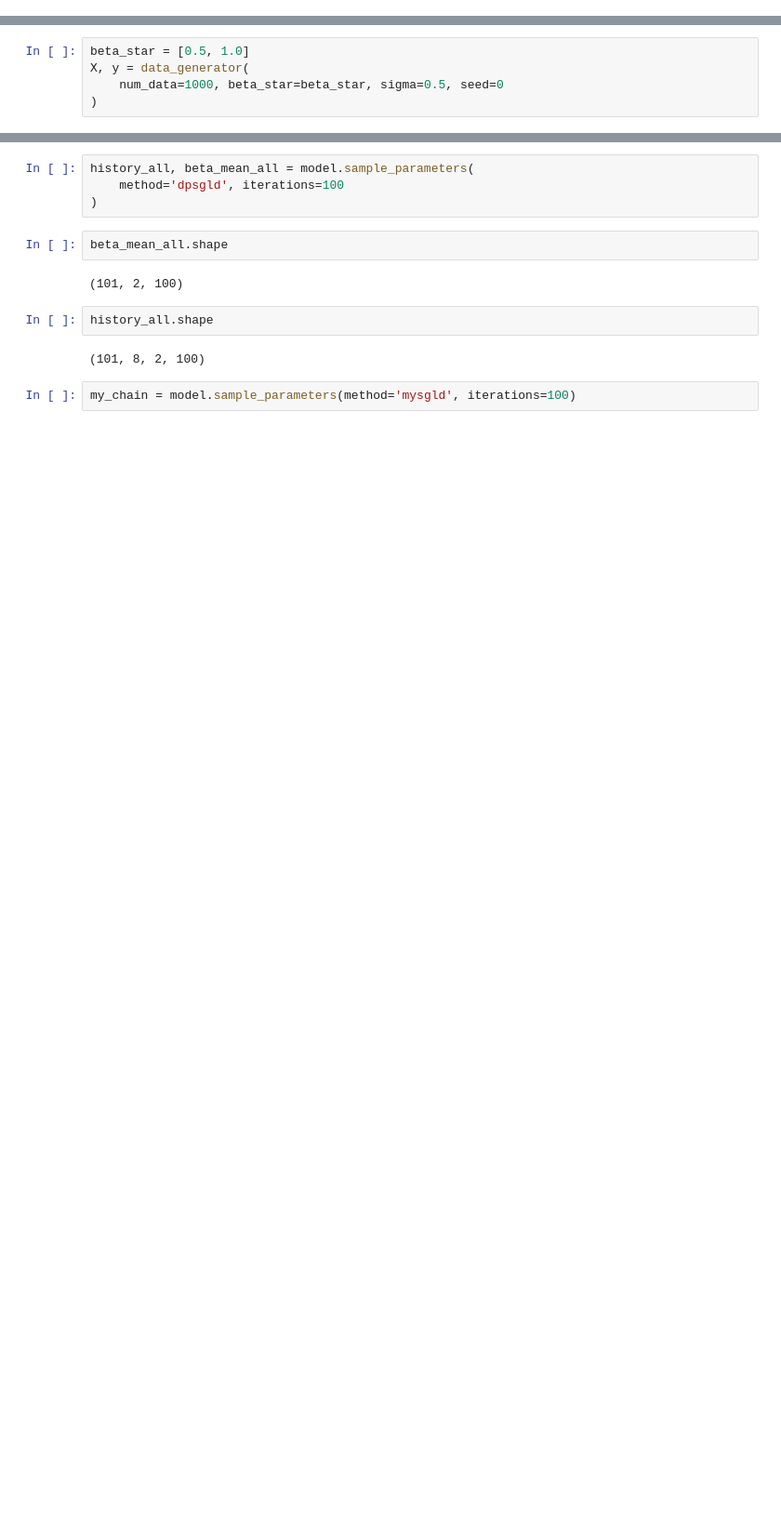
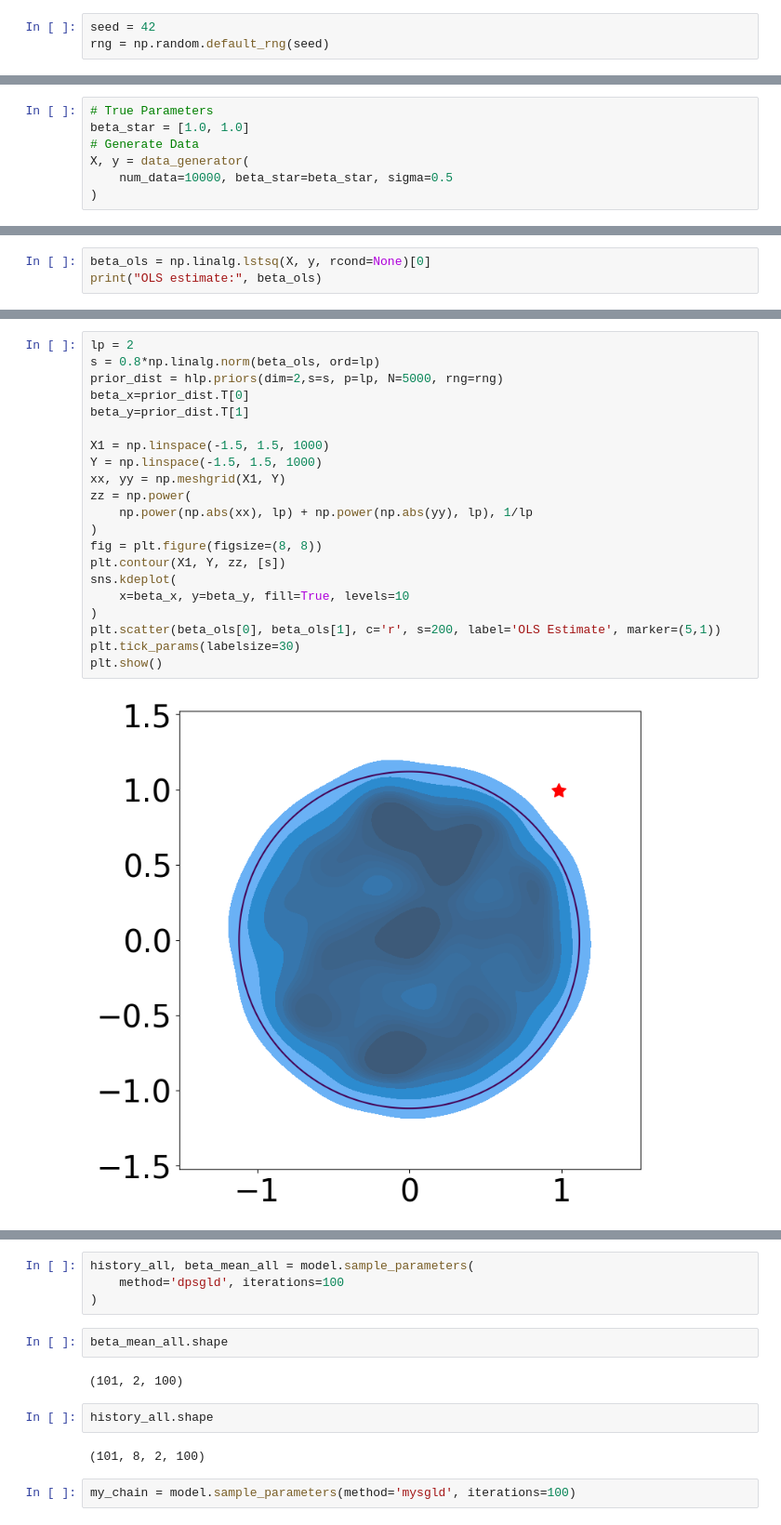
Before and after one commit to rispace/Decentralized-proximal-SGLD, a Jupyter notebook: higherdim.ipynb, the cells around one changed output, grey strips where cells are left out. Shown at 93% size. Cells and saved outputs as stored; diff of their text form; blank space fills up the shorter version.

```diff
--- a/higherdim.ipynb
+++ b/higherdim.ipynb
@@ -4,4 +6,7 @@ import matplotlib.pyplot as plt
 from samplers.linear_models import BayesianRegression
+# %%
+seed = 42
+rng = np.random.default_rng(seed)
 # %%
 def data_generator(
     num_data=1000, beta_star=None,
@@ -20,5 +27,7 @@ def data_generator(
 # %%
-beta_star = [0.5, 1.0]
+# True Parameters
+beta_star = [1.0, 1.0]
+# Generate Data
 X, y = data_generator(
-    num_data=1000, beta_star=beta_star, sigma=0.5, seed=0
+    num_data=10000, beta_star=beta_star, sigma=0.5
 )
@@ -24,0 +36,3 @@ X, y = data_generator(
+# %%
+beta_ols = np.linalg.lstsq(X, y, rcond=None)[0]
+print("OLS estimate:", beta_ols)
@@ -24,0 +53,23 @@ X, y = data_generator(
+# %%
+lp = 2
+s = 0.8*np.linalg.norm(beta_ols, ord=lp)
+prior_dist = hlp.priors(dim=2,s=s, p=lp, N=5000, rng=rng)
+beta_x=prior_dist.T[0]
+beta_y=prior_dist.T[1]
+
+X1 = np.linspace(-1.5, 1.5, 1000)
+Y = np.linspace(-1.5, 1.5, 1000)
+xx, yy = np.meshgrid(X1, Y)
+zz = np.power(
+    np.power(np.abs(xx), lp) + np.power(np.abs(yy), lp), 1/lp
+)
+fig = plt.figure(figsize=(8, 8))
+plt.contour(X1, Y, zz, [s])
+sns.kdeplot(
+    x=beta_x, y=beta_y, fill=True, levels=10
+)
+plt.scatter(beta_ols[0], beta_ols[1], c='r', s=200, label='OLS Estimate', marker=(5,1))
+plt.tick_params(labelsize=30)
+plt.show()
+# %% [output]
+[figure, added]
```
Also changed, not shown: parts of 10 cells of this notebook, 4 other files.
